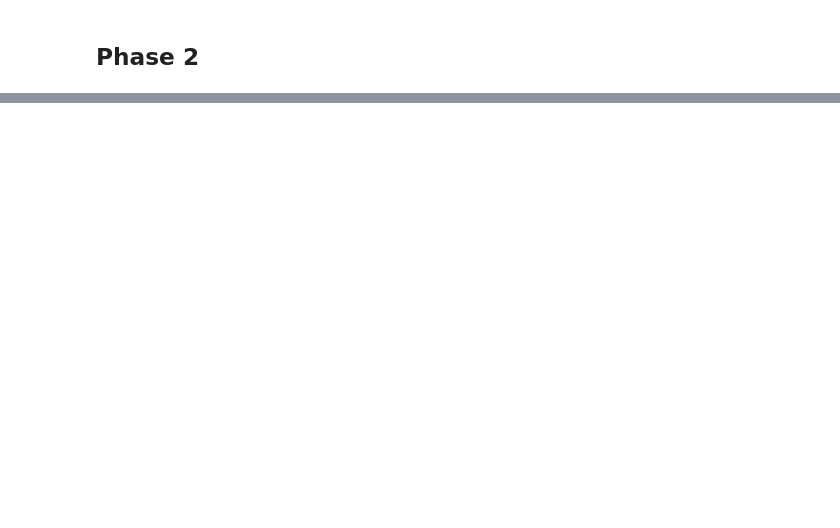
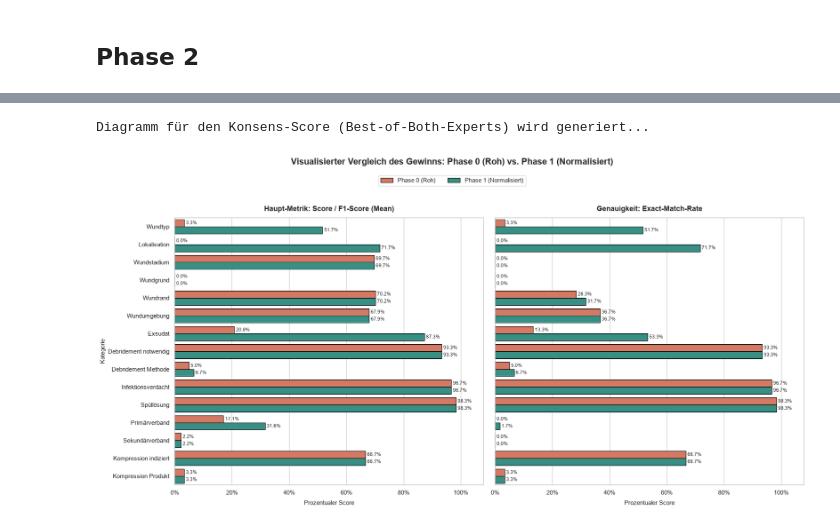
Before and after one commit to code-mert/masterarbeitmodell, a Jupyter notebook: notebooks/analyse_lr/analyse_LR.ipynb, the cells around one changed output, grey strips where cells are left out. Cells and saved outputs as stored; diff of their text form; code cells hidden in the pictures; blank space fills up the shorter version.

```diff
--- a/notebooks/analyse_lr/analyse_LR.ipynb
+++ b/notebooks/analyse_lr/analyse_LR.ipynb
@@ -169,0 +83,15 @@ Dropdown(description='Kategorie:', index=13, layout=Layout(width='300px'), optio
+# %%
+# =====================================================================
+# KONSENS-SCORE (LLM VS. BEST-OF-BOTH-EXPERTS: MAXIMUM DER SCORES)
+# =====================================================================
+
+# 1. Berechne die Konsens-Zusammenfassungen für beide Phasen (Roh vs. Normalisiert)
+df_consensus_raw = calculate_consensus_summary_LR(normalised=False)
+df_consensus_norm = calculate_consensus_summary_LR(normalised=True)
+
+# 2. Zeichne das Vergleichsdiagramm
+print("Diagramm für den Konsens-Score (Best-of-Both-Experts) wird generiert...")
+plot_gt_comparison(df_consensus_raw, df_consensus_norm)
+# %% [output]
+Diagramm für den Konsens-Score (Best-of-Both-Experts) wird generiert...
+[figure, added]
```
Also changed, not shown: parts of 13 cells of this notebook, 13 other files.
